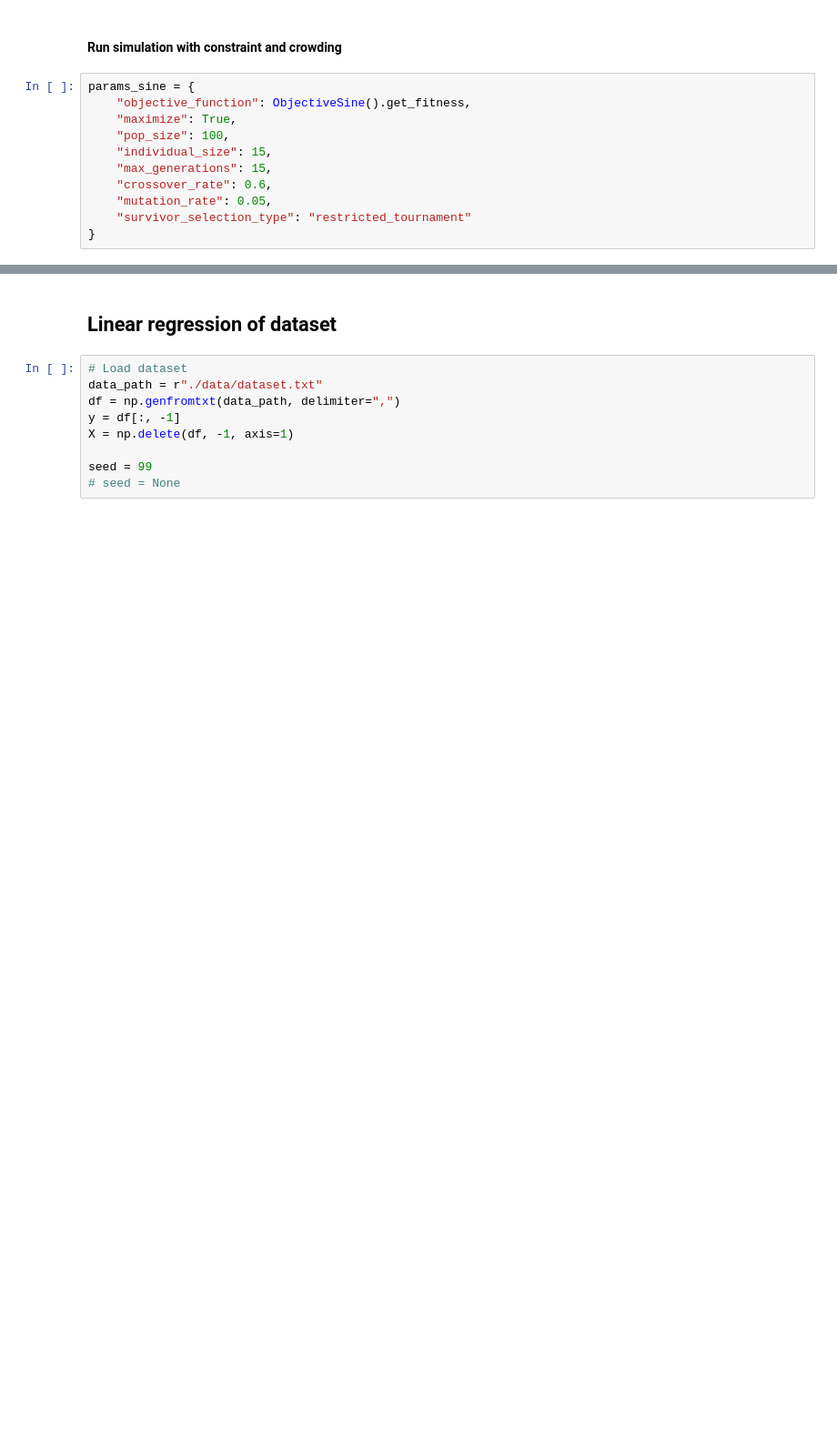
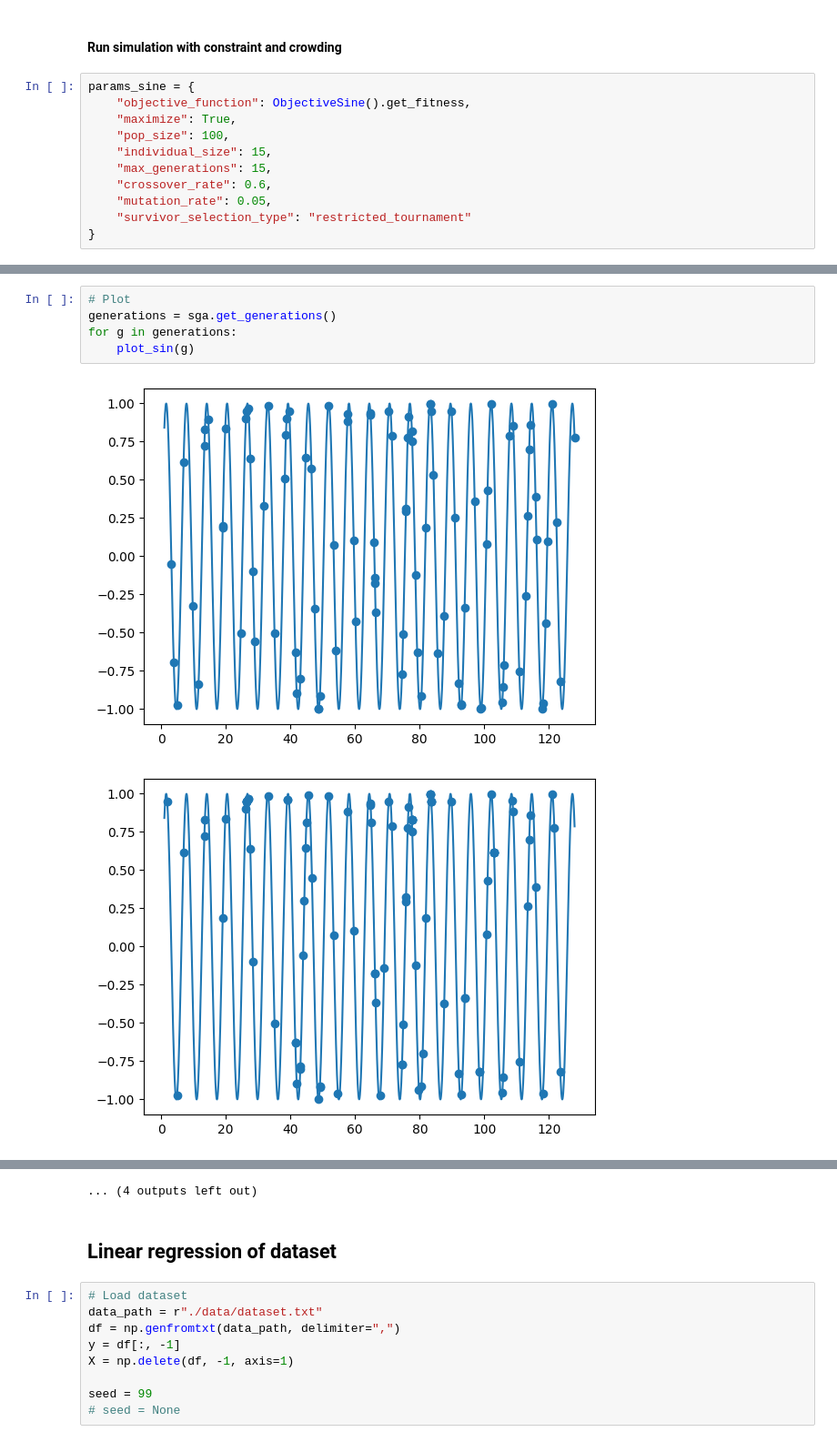
Before and after one commit to martinwholtmon/IT3708-2023, a Jupyter notebook: Project_1/project1.ipynb, the cells around one changed output, grey strips where cells are left out. Shown at 91% size. Drawn from its saved outputs; the diff is of its cells as text; blank space fills up the shorter version.

```diff
--- a/Project_1/project1.ipynb
+++ b/Project_1/project1.ipynb
@@ -129 +131,9 @@ Generation 15 avg. fitness: 0.8937195011183888
 Could not find a solution that satisfies the constraint
+# %%
+# Plot
+generations = sga.get_generations()
+for g in generations:
+    plot_sin(g)
+# %% [output]
+[figure, added]
+[figure, added]
@@ -130,3 +150,4 @@ Could not find a solution that satisfies the constraint
+... (4 outputs left out)
 # %% [markdown]
 ## Linear regression of dataset
 # %%
```
Also changed, not shown: parts of 8 cells of this notebook, 2 other files.
